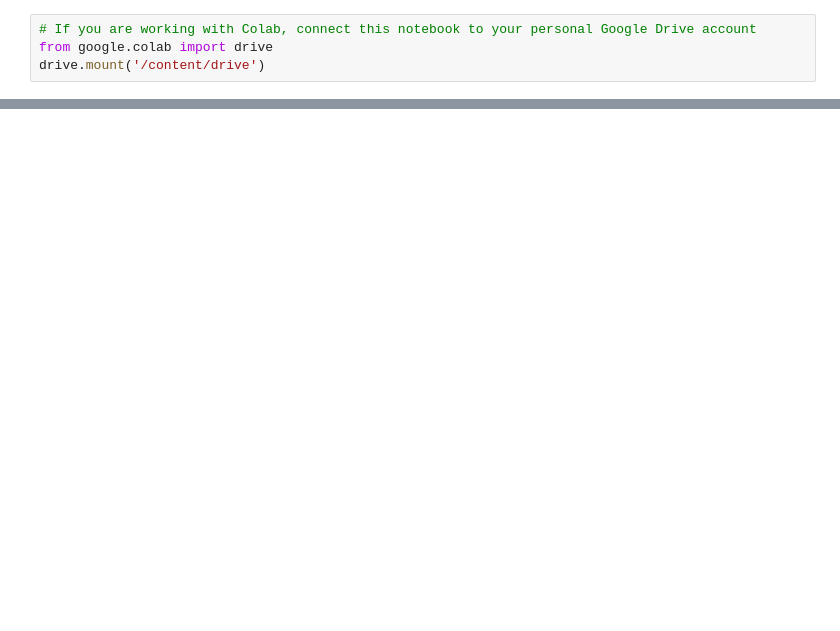
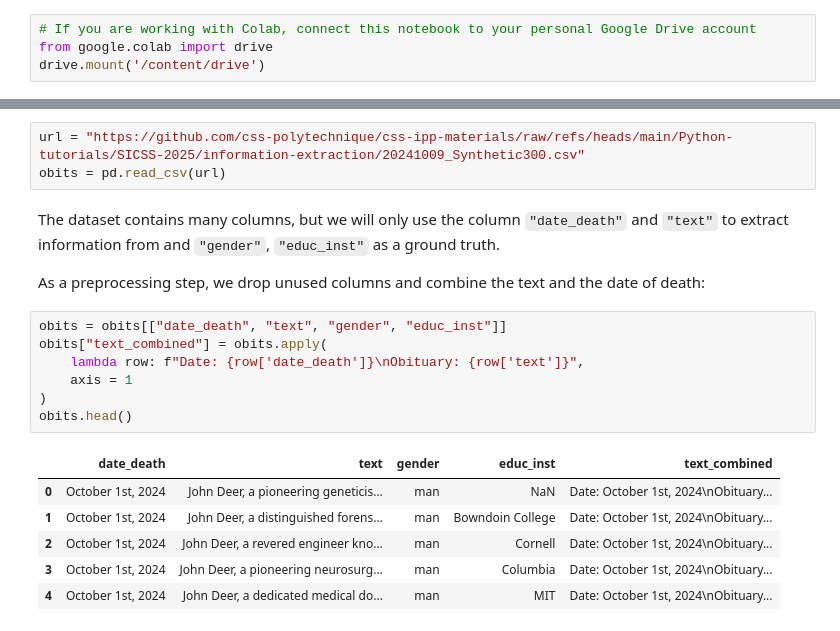
Before and after one commit to css-polytechnique/css-ipp-materials, a Jupyter notebook: Python-tutorials/SICSS-2025/information-extraction/IC2S2_Information_extraction.ipynb, the cells around one changed output, grey strips where cells are left out. Drawn from its saved outputs; the diff is of its cells as text; blank space fills up the shorter version.

```diff
--- a/Python-tutorials/SICSS-2025/information-extraction/IC2S2_Information_extraction.ipynb
+++ b/Python-tutorials/SICSS-2025/information-extraction/IC2S2_Information_extraction.ipynb
@@ -366,0 +58,21 @@ For the categorical data, it is possible to use classical metrics (f1, ...). Sin
+# %%
+url = "https://github.com/css-polytechnique/css-ipp-materials/raw/refs/heads/main/Python-tutorials/SICSS-2025/information-extraction/20241009_Synthetic300.csv"
+obits = pd.read_csv(url)
+# %% [markdown]
+The dataset contains many columns, but we will only use the column `"date_death"` and `"text"` to extract information from and `"gender"`, `"educ_inst"` as a ground truth.
+
+As a preprocessing step, we drop unused columns and combine the text and the date of death:
+# %%
+obits = obits[["date_death", "text", "gender", "educ_inst"]]
+obits["text_combined"] = obits.apply(
+    lambda row: f"Date: {row['date_death']}\nObituary: {row['text']}",
+    axis = 1
+)
+obits.head()
+# %% [output]
+|  | date_death | text | gender | educ_inst | text_combined |
+| 0 | October 1st, 2024 | John Deer, a pioneering geneticis... | man | NaN | Date: October 1st, 2024\nObituary... |
+| 1 | October 1st, 2024 | John Deer, a distinguished forens... | man | Bowndoin College | Date: October 1st, 2024\nObituary... |
+| 2 | October 1st, 2024 | John Deer, a revered engineer kno... | man | Cornell | Date: October 1st, 2024\nObituary... |
+| 3 | October 1st, 2024 | John Deer, a pioneering neurosurg... | man | Columbia | Date: October 1st, 2024\nObituary... |
+| 4 | October 1st, 2024 | John Deer, a dedicated medical do... | man | MIT | Date: October 1st, 2024\nObituary... |
```
Also changed, not shown: parts of 72 cells of this notebook.
